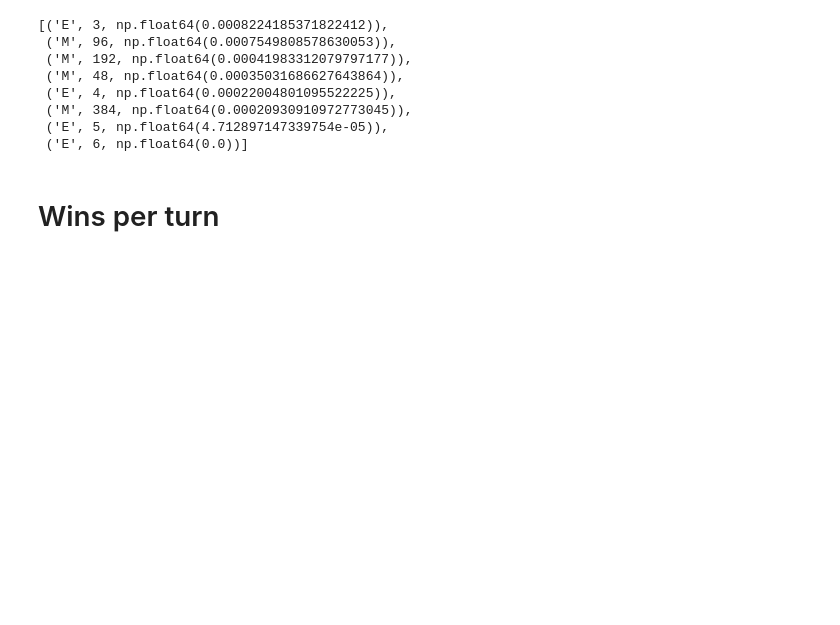
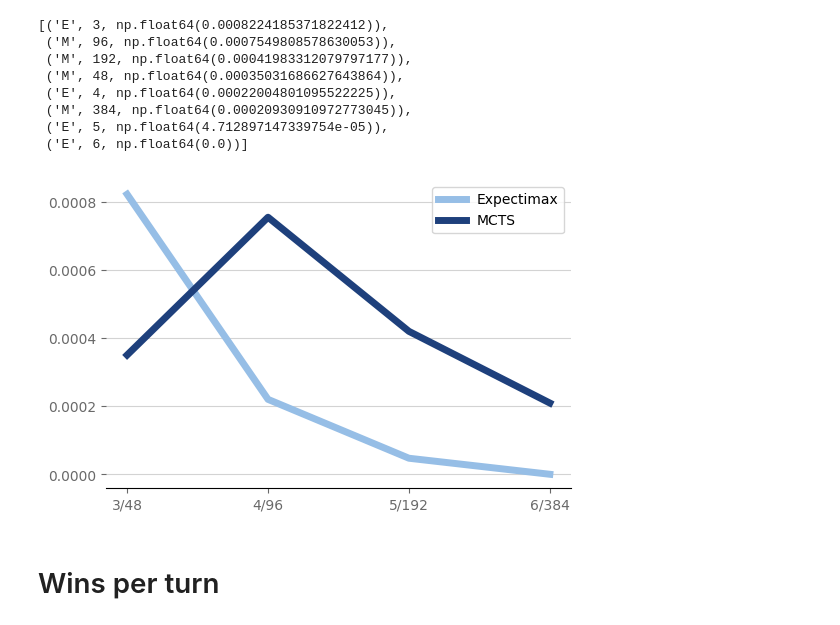
Before and after one commit to PSU-AI801-Group1-Fall-2024/2048-experiments, a Jupyter notebook: data-synthensis.ipynb, the cells around one changed output. Cells and saved outputs as stored; diff of their text form; code cells hidden in the pictures; blank space fills up the shorter version.

```diff
--- a/data-synthensis.ipynb
+++ b/data-synthensis.ipynb
@@ -671,6 +710,26 @@ d
  ('M', 384, np.float64(0.00020930910972773045)),
  ('E', 5, np.float64(4.712897147339754e-05)),
  ('E', 6, np.float64(0.0))]
+# %%
+x = ["3/48", "4/96", "5/192", "6/384"]
+y = [
+    [
+        wins_s(df_expectimax_3),
+        wins_s(df_expectimax_4),
+        wins_s(df_expectimax_5),
+        wins_s(df_expectimax_6)
+    ],
+    [
+        wins_s(df_mcts_48),
+        wins_s(df_mcts_96),
+        wins_s(df_mcts_192),
+        wins_s(df_mcts_384)
+    ]
+]
+
+line_plot2(x, y, [color_psu_pugh_blue, color_psu_beaver_blue], ["Expectimax", "MCTS"])
+# %% [output]
+[figure, added]
 # %% [markdown]
 # Wins per turn
 # %%
```
Also changed, not shown: parts of 10 cells of this notebook.
